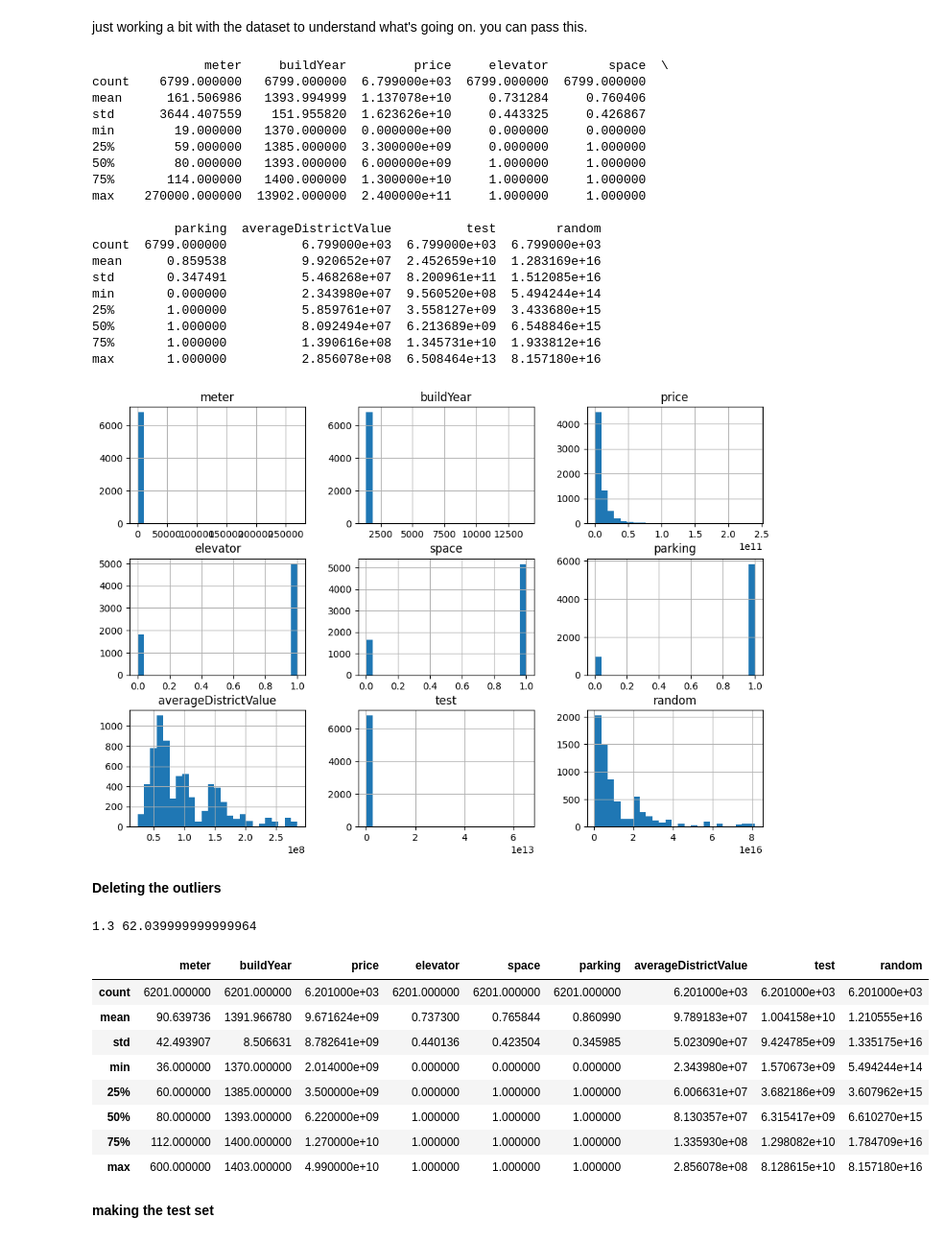
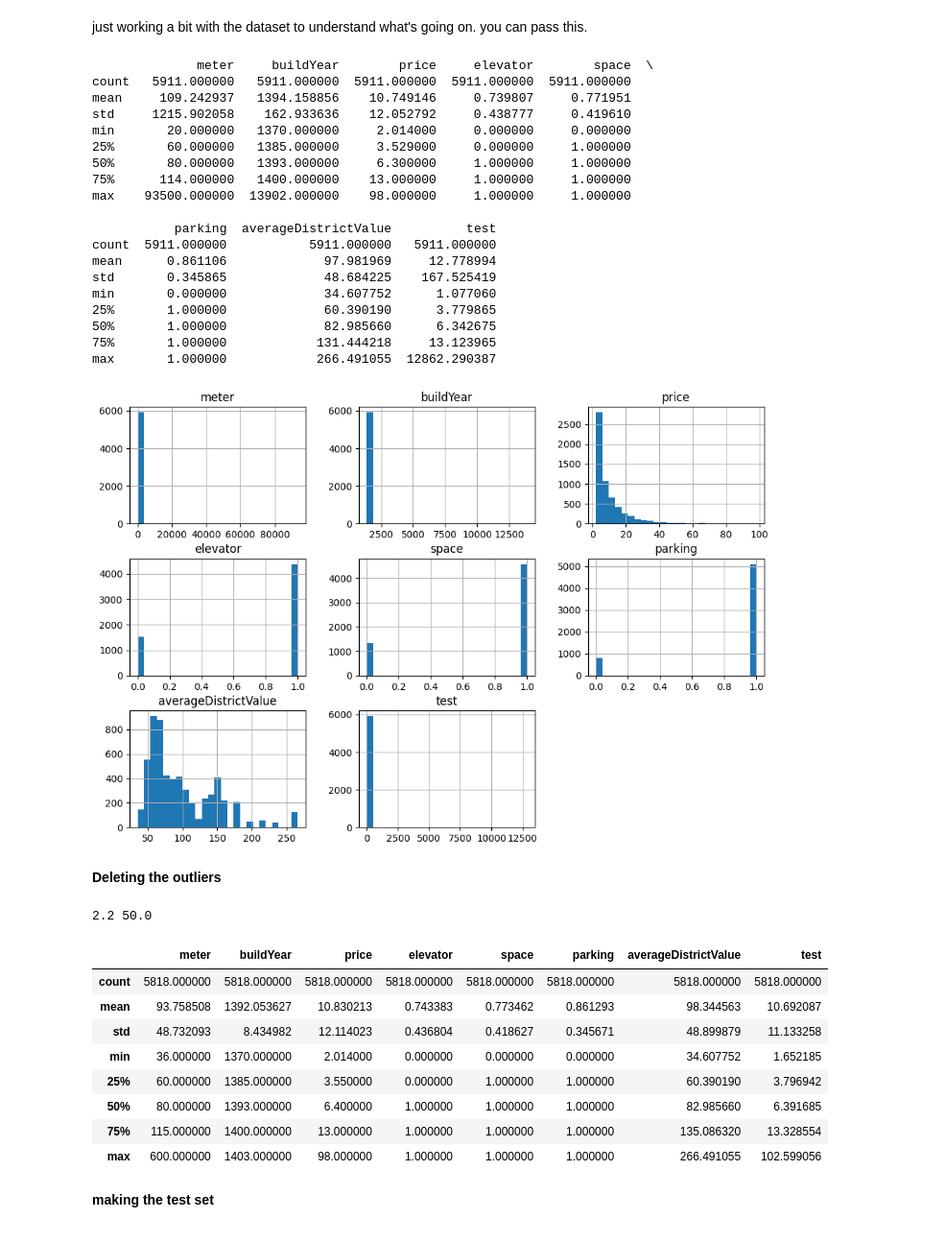
Before and after one commit to mehanalavimajd/pelot, a Jupyter notebook: model/train.ipynb, the cells around one changed output. Shown at 96% size. Saved outputs shown, nothing was run; the diff lists cells and outputs as text; code cells hidden in the pictures.

```diff
--- a/model/train.ipynb
+++ b/model/train.ipynb
@@ -8,11 +8,13 @@ def openData():
     df.drop_duplicates()
     return df
 df=openData()
-df=df.drop(['district'],axis=1)
+
 df=df.dropna(subset=['price'])
 df.drop('rooms',axis=1,inplace=True)
-df['random']=(df['averageDistrictValue'])**2
 df.drop('floor',axis=1,inplace=True)
+df['price']/=1e9
+df['averageDistrictValue']/=1e6
+df['test']/=1e9
 
 df.info()
 # %% [output]
@@ -37,57 +39,59 @@ just working a bit with the dataset to understand what's going on. you can pass
 # %%
 print(df.describe())
 # %% [output]
-               meter     buildYear         price     elevator        space  \
-count    6799.000000   6799.000000  6.799000e+03  6799.000000  6799.000000
-mean      161.506986   1393.994999  1.137078e+10     0.731284     0.760406
-std      3644.407559    151.955820  1.623626e+10     0.443325     0.426867
-min        19.000000   1370.000000  0.000000e+00     0.000000     0.000000
-25%        59.000000   1385.000000  3.300000e+09     0.000000     1.000000
-50%        80.000000   1393.000000  6.000000e+09     1.000000     1.000000
-75%       114.000000   1400.000000  1.300000e+10     1.000000     1.000000
-max    270000.000000  13902.000000  2.400000e+11     1.000000     1.000000
+              meter     buildYear        price     elevator        space  \
+count   5911.000000   5911.000000  5911.000000  5911.000000  5911.000000
+mean     109.242937   1394.158856    10.749146     0.739807     0.771951
+std     1215.902058    162.933636    12.052792     0.438777     0.419610
+min       20.000000   1370.000000     2.014000     0.000000     0.000000
+25%       60.000000   1385.000000     3.529000     0.000000     1.000000
+50%       80.000000   1393.000000     6.300000     1.000000     1.000000
+75%      114.000000   1400.000000    13.000000     1.000000     1.000000
+max    93500.000000  13902.000000    98.000000     1.000000     1.000000
 
-           parking  averageDistrictValue          test        random
-count  6799.000000          6.799000e+03  6.799000e+03  6.799000e+03
-mean      0.859538          9.920652e+07  2.452659e+10  1.283169e+16
-std       0.347491          5.468268e+07  8.200961e+11  1.512085e+16
-min       0.000000          2.343980e+07  9.560520e+08  5.494244e+14
-25%       1.000000          5.859761e+07  3.558127e+09  3.433680e+15
-50%       1.000000          8.092494e+07  6.213689e+09  6.548846e+15
-75%       1.000000          1.390616e+08  1.345731e+10  1.933812e+16
-max       1.000000          2.856078e+08  6.508464e+13  8.157180e+16
+           parking  averageDistrictValue          test
+count  5911.000000           5911.000000   5911.000000
+mean      0.861106             97.981969     12.778994
+std       0.345865             48.684225    167.525419
+min       0.000000             34.607752      1.077060
+25%       1.000000             60.390190      3.779865
+50%       1.000000             82.985660      6.342675
+75%       1.000000            131.444218     13.123965
+max       1.000000            266.491055  12862.290387
 # %%
 import matplotlib.pyplot as plt
 df.hist(bins=25, figsize=(12, 8))
 plt.show()
 # %% [output]
-[figure, old version]
+[figure, new version]
 # %% [markdown]
 **Deleting the outliers**
 # %%
 import numpy as np
 from scipy import stats
 outlierHigh = df["price"].quantile(0.98)
 outlierLow = df["price"].quantile(0.02)
 df.reset_index()
-df=df[(df['price'] > 2e9) & (df['price'] < 50e9)]
+df=df[(df['price'] > 2) & (df['price'] < 100)]
 df=df[(df['meter'] > 35) & (df['meter'] < 2000)]
 df=df[(df['buildYear'] > 1355) & (df['buildYear'] < 1404)]
+df=df[(df['district'].str.contains("[^chitgar]"))] # never learned regex :P
+df=df[(df['district'].str.contains("[lake]"))] # never learned regex :P
 
 
-print(outlierLow/1e9,outlierHigh/1e9)
+print(outlierLow,outlierHigh)
 df.describe()
 # %% [output]
-1.3 62.039999999999964
+2.2 50.0
-|  | meter | buildYear | price | elevator | space | parking | averageDistrictValue | test | random |
-| count | 6201.000000 | 6201.000000 | 6.201000e+03 | 6201.000000 | 6201.000000 | 6201.000000 | 6.201000e+03 | 6.201000e+03 | 6.201000e+03 |
-| mean | 90.639736 | 1391.966780 | 9.671624e+09 | 0.737300 | 0.765844 | 0.860990 | 9.789183e+07 | 1.004158e+10 | 1.210555e+16 |
-| std | 42.493907 | 8.506631 | 8.782641e+09 | 0.440136 | 0.423504 | 0.345985 | 5.023090e+07 | 9.424785e+09 | 1.335175e+16 |
-| min | 36.000000 | 1370.000000 | 2.014000e+09 | 0.000000 | 0.000000 | 0.000000 | 2.343980e+07 | 1.570673e+09 | 5.494244e+14 |
-| 25% | 60.000000 | 1385.000000 | 3.500000e+09 | 0.000000 | 1.000000 | 1.000000 | 6.006631e+07 | 3.682186e+09 | 3.607962e+15 |
-| 50% | 80.000000 | 1393.000000 | 6.220000e+09 | 1.000000 | 1.000000 | 1.000000 | 8.130357e+07 | 6.315417e+09 | 6.610270e+15 |
-| 75% | 112.000000 | 1400.000000 | 1.270000e+10 | 1.000000 | 1.000000 | 1.000000 | 1.335930e+08 | 1.298082e+10 | 1.784709e+16 |
-| max | 600.000000 | 1403.000000 | 4.990000e+10 | 1.000000 | 1.000000 | 1.000000 | 2.856078e+08 | 8.128615e+10 | 8.157180e+16 |
+|  | meter | buildYear | price | elevator | space | parking | averageDistrictValue | test |
+| count | 5818.000000 | 5818.000000 | 5818.000000 | 5818.000000 | 5818.000000 | 5818.000000 | 5818.000000 | 5818.000000 |
+| mean | 93.758508 | 1392.053627 | 10.830213 | 0.743383 | 0.773462 | 0.861293 | 98.344563 | 10.692087 |
+| std | 48.732093 | 8.434982 | 12.114023 | 0.436804 | 0.418627 | 0.345671 | 48.899879 | 11.133258 |
+| min | 36.000000 | 1370.000000 | 2.014000 | 0.000000 | 0.000000 | 0.000000 | 34.607752 | 1.652185 |
+| 25% | 60.000000 | 1385.000000 | 3.550000 | 0.000000 | 1.000000 | 1.000000 | 60.390190 | 3.796942 |
+| 50% | 80.000000 | 1393.000000 | 6.400000 | 1.000000 | 1.000000 | 1.000000 | 82.985660 | 6.391685 |
+| 75% | 115.000000 | 1400.000000 | 13.000000 | 1.000000 | 1.000000 | 1.000000 | 135.086320 | 13.328554 |
+| max | 600.000000 | 1403.000000 | 98.000000 | 1.000000 | 1.000000 | 1.000000 | 266.491055 | 102.599056 |
 # %% [markdown]
 **making the test set**
 # %%
```
Also changed, not shown: parts of 9 cells of this notebook, 6 other files.
